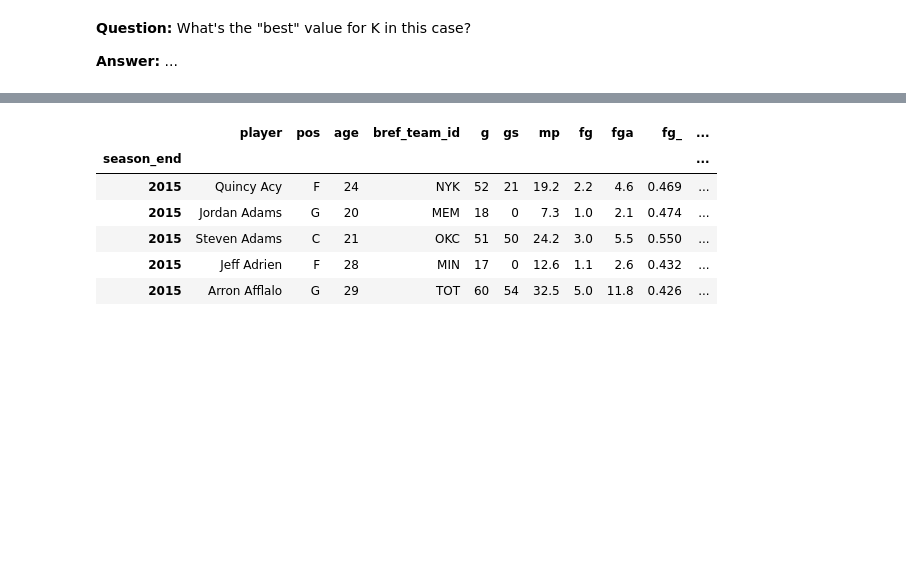
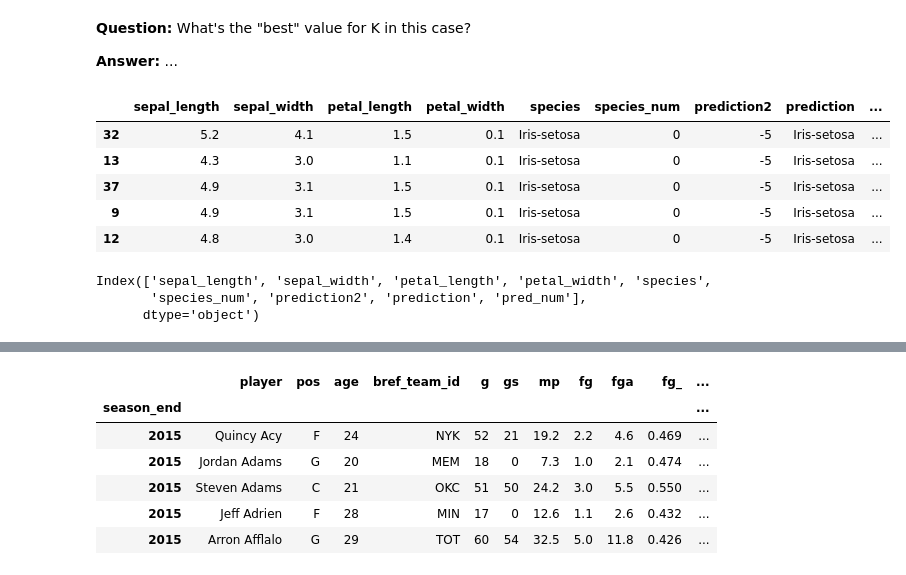
Before and after one commit to mjghorbany/Machine-Learning-DeepDive, a Jupyter notebook: KNN and RF/knn and random forest.ipynb, the cells around one changed output, grey strips where cells are left out. Saved outputs shown, nothing was run; the diff lists cells and outputs as text; code cells hidden in the pictures; blank space fills up the shorter version.

```diff
--- a/KNN and RF/knn and random forest.ipynb
+++ b/KNN and RF/knn and random forest.ipynb
@@ -405,3 +405,18 @@ We can see that, as K increases, the classification spaces' borders become more
 **Question:** What's the "best" value for K in this case?
 
 **Answer:** ...
+# %%
+iris.head()
+# %% [output]
+|  | sepal_length | sepal_width | petal_length | petal_width | species | species_num | prediction2 | prediction | ... |
+| 32 | 5.2 | 4.1 | 1.5 | 0.1 | Iris-setosa | 0 | -5 | Iris-setosa | ... |
+| 13 | 4.3 | 3.0 | 1.1 | 0.1 | Iris-setosa | 0 | -5 | Iris-setosa | ... |
+| 37 | 4.9 | 3.1 | 1.5 | 0.1 | Iris-setosa | 0 | -5 | Iris-setosa | ... |
+| 9 | 4.9 | 3.1 | 1.5 | 0.1 | Iris-setosa | 0 | -5 | Iris-setosa | ... |
+| 12 | 4.8 | 3.0 | 1.4 | 0.1 | Iris-setosa | 0 | -5 | Iris-setosa | ... |
+# %%
+iris.columns
+# %% [output]
+Index(['sepal_length', 'sepal_width', 'petal_length', 'petal_width', 'species',
+       'species_num', 'prediction2', 'prediction', 'pred_num'],
+      dtype='object')
```
Also changed, not shown: parts of 10 cells of this notebook, 1 other file.
